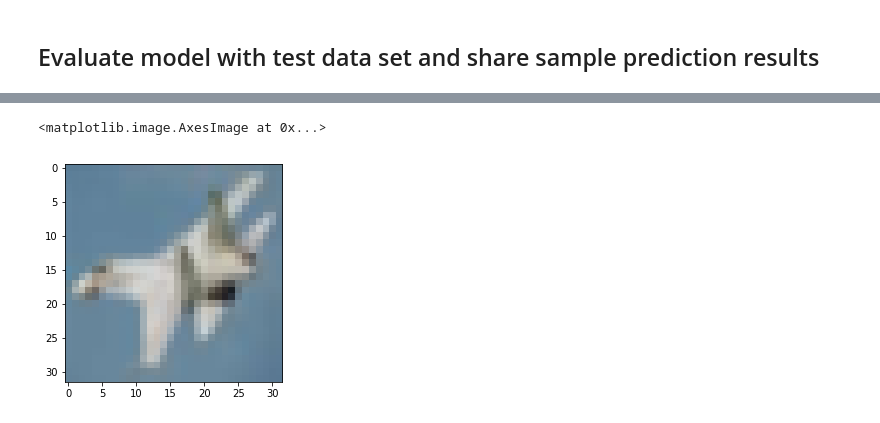
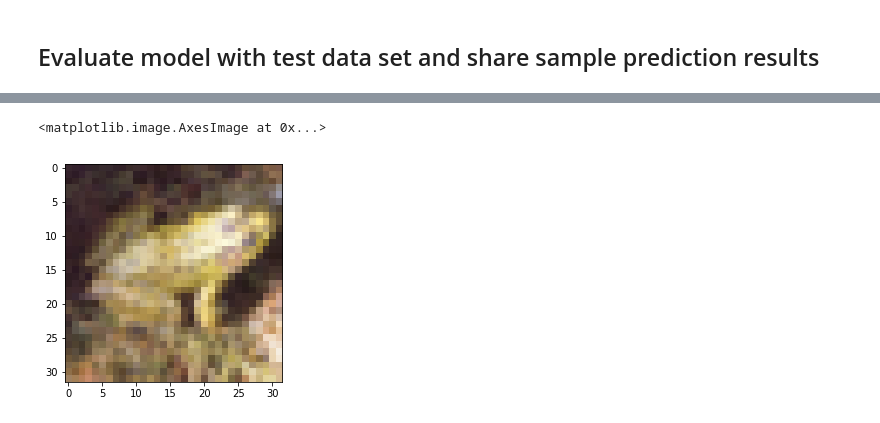
Before and after one commit to WanrickW/deepdreamsofelectricsheep, a Jupyter notebook: Convolutional Neural Network.ipynb, the cells around one changed output, grey strips where cells are left out. Drawn from its saved outputs; the diff is of its cells as text; code cells hidden in the pictures.

```diff
--- a/Convolutional Neural Network.ipynb
+++ b/Convolutional Neural Network.ipynb
@@ -212,7 +212,7 @@ Model Accuracy = 0.68
 # %%
 %matplotlib inline
 from matplotlib.pyplot import imshow
-imshow(x_test[5], interpolation='nearest')
+imshow(x_test[19], interpolation='nearest')
 # %% [output]
 <matplotlib.image.AxesImage at 0x...>
-[figure, old version]
+[figure, new version]
```
Also changed, not shown: 1 other file.
